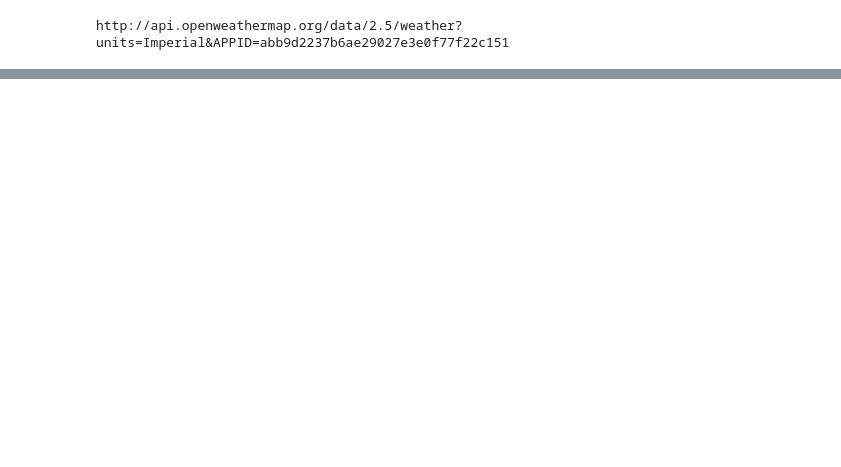
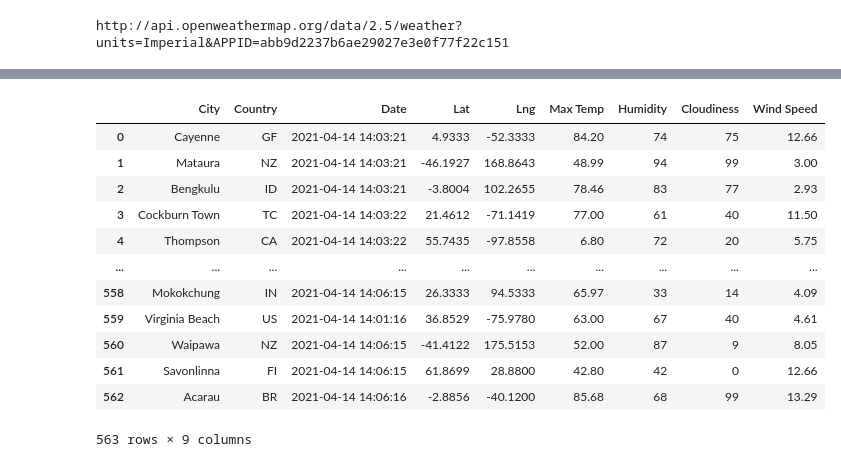
Before and after one commit to crkaide/World_Weather_Analysis, a Jupyter notebook: WeatherPy.ipynb, the cells around one changed output, grey strips where cells are left out. Drawn from its saved outputs; the diff is of its cells as text; code cells hidden in the pictures; blank space fills up the shorter version.

```diff
--- a/WeatherPy.ipynb
+++ b/WeatherPy.ipynb
@@ -148,0 +149,4 @@ len(city_data)
+# %%
+# Convert the array of dictionaries to a Pandas DataFrame.
+city_data_df = pd.DataFrame(city_data)
+city_data_df.head(10)
@@ -148,0 +165,18 @@ len(city_data)
+# %%
+new_column_order = ['City', 'Country', 'Date', 'Lat', 'Lng', 'Max Temp', 'Humidity', 'Cloudiness', 'Wind Speed']
+city_data_df = city_data_df[new_column_order]
+city_data_df
+# %% [output]
+|  | City | Country | Date | Lat | Lng | Max Temp | Humidity | Cloudiness | Wind Speed |
+| 0 | Cayenne | GF | 2021-04-14 14:03:21 | 4.9333 | -52.3333 | 84.20 | 74 | 75 | 12.66 |
+| 1 | Mataura | NZ | 2021-04-14 14:03:21 | -46.1927 | 168.8643 | 48.99 | 94 | 99 | 3.00 |
+| 2 | Bengkulu | ID | 2021-04-14 14:03:21 | -3.8004 | 102.2655 | 78.46 | 83 | 77 | 2.93 |
+| 3 | Cockburn Town | TC | 2021-04-14 14:03:22 | 21.4612 | -71.1419 | 77.00 | 61 | 40 | 11.50 |
+| 4 | Thompson | CA | 2021-04-14 14:03:22 | 55.7435 | -97.8558 | 6.80 | 72 | 20 | 5.75 |
+| ... | ... | ... | ... | ... | ... | ... | ... | ... | ... |
+| 558 | Mokokchung | IN | 2021-04-14 14:06:15 | 26.3333 | 94.5333 | 65.97 | 33 | 14 | 4.09 |
+| 559 | Virginia Beach | US | 2021-04-14 14:01:16 | 36.8529 | -75.9780 | 63.00 | 67 | 40 | 4.61 |
+| 560 | Waipawa | NZ | 2021-04-14 14:06:15 | -41.4122 | 175.5153 | 52.00 | 87 | 9 | 8.05 |
+| 561 | Savonlinna | FI | 2021-04-14 14:06:15 | 61.8699 | 28.8800 | 42.80 | 42 | 0 | 12.66 |
+| 562 | Acarau | BR | 2021-04-14 14:06:16 | -2.8856 | -40.1200 | 85.68 | 68 | 99 | 13.29 |
+563 rows × 9 columns
```
Also changed, not shown: parts of 5 cells of this notebook, 3 other files.
